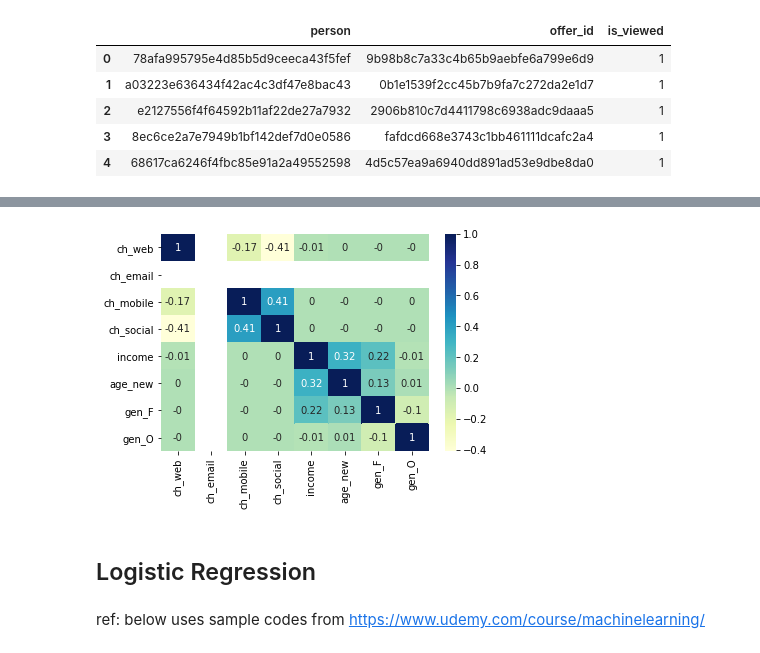
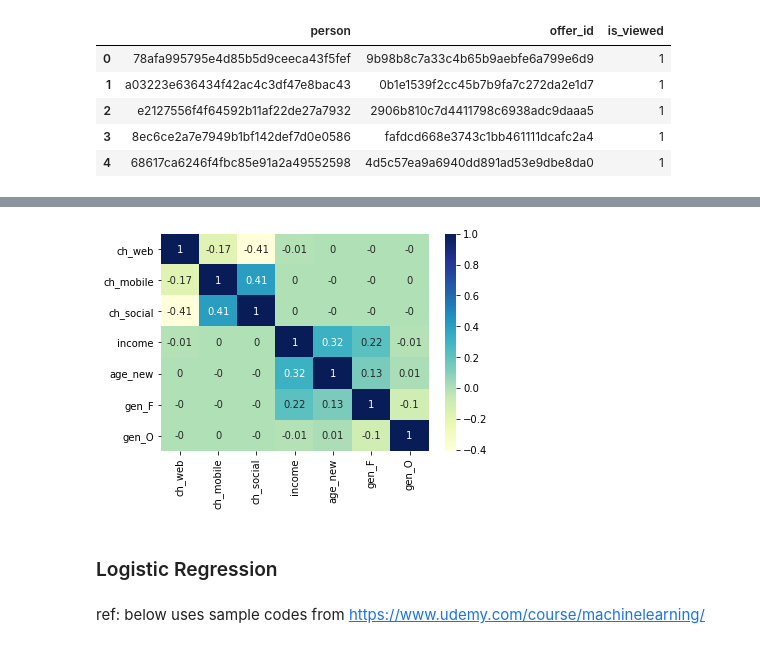
Before and after one commit to unafoca/udacity_ds_capstone, a Jupyter notebook: Starbucks_Capstone_notebook.ipynb, the cells around one changed output, grey strips where cells are left out. Drawn from its saved outputs; the diff is of its cells as text; code cells hidden in the pictures.

```diff
--- a/Starbucks_Capstone_notebook.ipynb
+++ b/Starbucks_Capstone_notebook.ipynb
@@ -373,3 +392,3 @@ portfolio_copy
 # %%
-transcript_received = transcript[transcript.event == 'offer received'].copy()
-transcript_viewed = transcript[transcript.event == 'offer viewed'].copy()
+transcript_received = transcript_cleaned[transcript_cleaned.event == 'offer received'].copy()
+transcript_viewed = transcript_cleaned[transcript_cleaned.event == 'offer viewed'].copy()
@@ -405,16 +421,16 @@ transcript_viewed.drop_duplicates(subset=['person', 'offer_id'], inplace = True)
 # %%
 # combine the data with only important fields
 
-df_viewed = pd.merge(transcript_received.drop(['event', 'value', 'reward', 'amount'], axis=1),
-         transcript_viewed.drop(['event', 'value', 'reward', 'amount'], axis = 1),
+df_tran_1 = pd.merge(transcript_received.drop(['event', 'reward', 'amount'], axis=1),
+         transcript_viewed.drop(['event', 'reward', 'amount'], axis = 1),
          how = 'left',
          left_on = ['person', 'offer_id'],
          right_on = ['person', 'offer_id'],
          suffixes=('_recv', '_view'))
 # %%
-df_viewed['is_viewed'] = np.where(df_viewed.time_view.isnull(),0,1)
-df_viewed = df_viewed.drop(['time_recv', 'time_view'], axis = 1)
-df_viewed.head()
+df_tran_1['is_viewed'] = np.where(df_tran_1.time_view.isnull(),0,1)
+df_tran_1 = df_tran_1.drop(['time_recv', 'time_view'], axis = 1)
+df_tran_1.head()
 # %% [output]
 |  | person | offer_id | is_viewed |
 | 0 | 78afa995795e4d85b5d9ceeca43f5fef | 9b98b8c7a33c4b65b9aebfe6a799e6d9 | 1 |
@@ -427 +445,11 @@ df_viewed.head()
+# %%
+dataset_1 = pd.merge(
+            pd.merge(
+                df_tran_1
+                , portfolio_cleaned.drop(['difficulty', 'duration','reward', 'type_bogo', 'type_discount'], axis = 1)
+                , left_on = 'offer_id'
+                , right_on = 'id').drop(['offer_id', 'id'], axis = 1)
+             , profile_cleaned
+             , left_on = 'person'
+             , right_on = 'id').drop(['person', 'id'], axis = 1)
 # %%
@@ -492,7 +464,7 @@ dataset.head()
 # %%
-sns.heatmap(dataset.drop('is_viewed', axis = 1).corr().round(2), cmap = 'YlGnBu', annot = True)
+sns.heatmap(dataset_1.drop('is_viewed', axis = 1).corr().round(2), cmap = 'YlGnBu', annot = True)
 plt.show()
 # %% [output]
-[figure, old version]
+[figure, new version]
 # %% [markdown]
-## Logistic Regression
+### Logistic Regression
```
Also changed, not shown: parts of 196 cells of this notebook.
